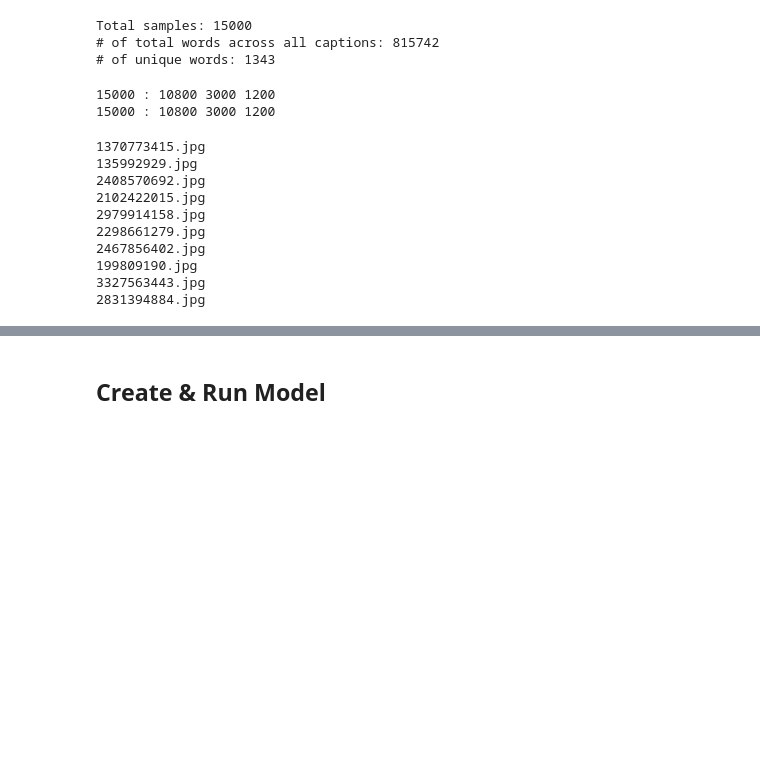
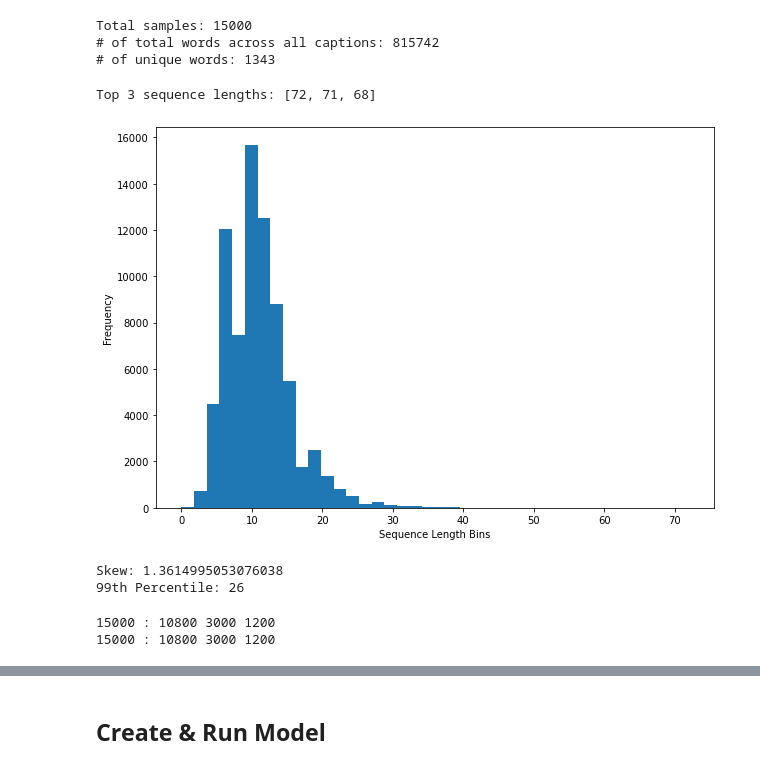
Before and after one commit to edwardspaulg/capstone_498, a Jupyter notebook: image_caption/Image_Caption.ipynb, the cells around one changed output, grey strips where cells are left out. Cells and saved outputs as stored; diff of their text form; code cells hidden in the pictures; blank space fills up the shorter version.

Commit message:
Reduced the maximum sequence length to the 99 percentile, dropping it down to 26 from 72.

```diff
--- a/image_caption/Image_Caption.ipynb
+++ b/image_caption/Image_Caption.ipynb
@@ -369,3 +368,53 @@ Total samples: 15000
+# %%
+import numpy as np
+import matplotlib.pyplot as plt
+from scipy.stats import skew
+
+#4 May: Limit caption length to 95% percentile
+seq_lengths = [len(val.split()) for values in dictCaptions.values() for val in values]
+seq_lengths.sort(reverse=True)
+print('Top 3 sequence lengths:', seq_lengths[0:3])
+
+#Histogram
+plt.rcParams['figure.facecolor'] = 'white'
+fig=plt.figure(figsize=(7, 5))
+numBins = 40
+plt.hist(seq_lengths, bins=numBins)
+plt.xlabel('Sequence Length Bins', color='black')
+plt.ylabel('Frequency', color='black')
+# plt.spines['bottom'].set_color('lightgrey')
+# ax.spines['left'].set_color('lightgrey')
+# ax.spines['top'].set_visible(False)
+# ax.spines['right'].set_visible(False)
+# ax.tick_params(axis='x', colors='black')
+# ax.tick_params(axis='y', colors='black')
+plt.show()
+print('Skew:', round(skew(seq_lengths),3))
+
+#Get the 99'th percentile
+p99 = int(np.percentile(seq_lengths, 99))  #N'th percentile
+print('99th Percentile:', p99)
+
+#Trunc captions to p99
+for id, captions in dictCaptions.items():
+    newCaptions = []
+    for cap in captions:
+        newCaptions.append(' '.join(cap.split(' ')[0:p99]))
+    dictCaptions[id] = newCaptions
+counter = 0
+if DEBUG:
+    for id, captions in dictCaptions.items():
+        print(id)
+        for cap in captions:
+            print('\t', cap)
+        if counter > 3:
+            break;
+        counter += 1
+# %% [output]
+Top 3 sequence lengths: [72, 71, 68]
+[figure, added]
+Skew: 1.3614995053076038
+99th Percentile: 26
 # %%
 from sklearn.model_selection import train_test_split
 
@@ -385,20 +434,6 @@ print(len(y_train)+len(y_test)+len(y_dev), ':', len(y_train), len(y_test), len(y
 # %% [output]
 15000 : 10800 3000 1200
 15000 : 10800 3000 1200
-# %%
-for val in X_train[0:10]:
-    print(val)
-# %% [output]
-1370773415.jpg
-135992929.jpg
-2408570692.jpg
-2102422015.jpg
-2979914158.jpg
-2298661279.jpg
-2467856402.jpg
-199809190.jpg
-3327563443.jpg
-2831394884.jpg
 # %%
 import numpy as np
 from numpy import array
```
Also changed, not shown: parts of 9 cells of this notebook, 2 other files.
